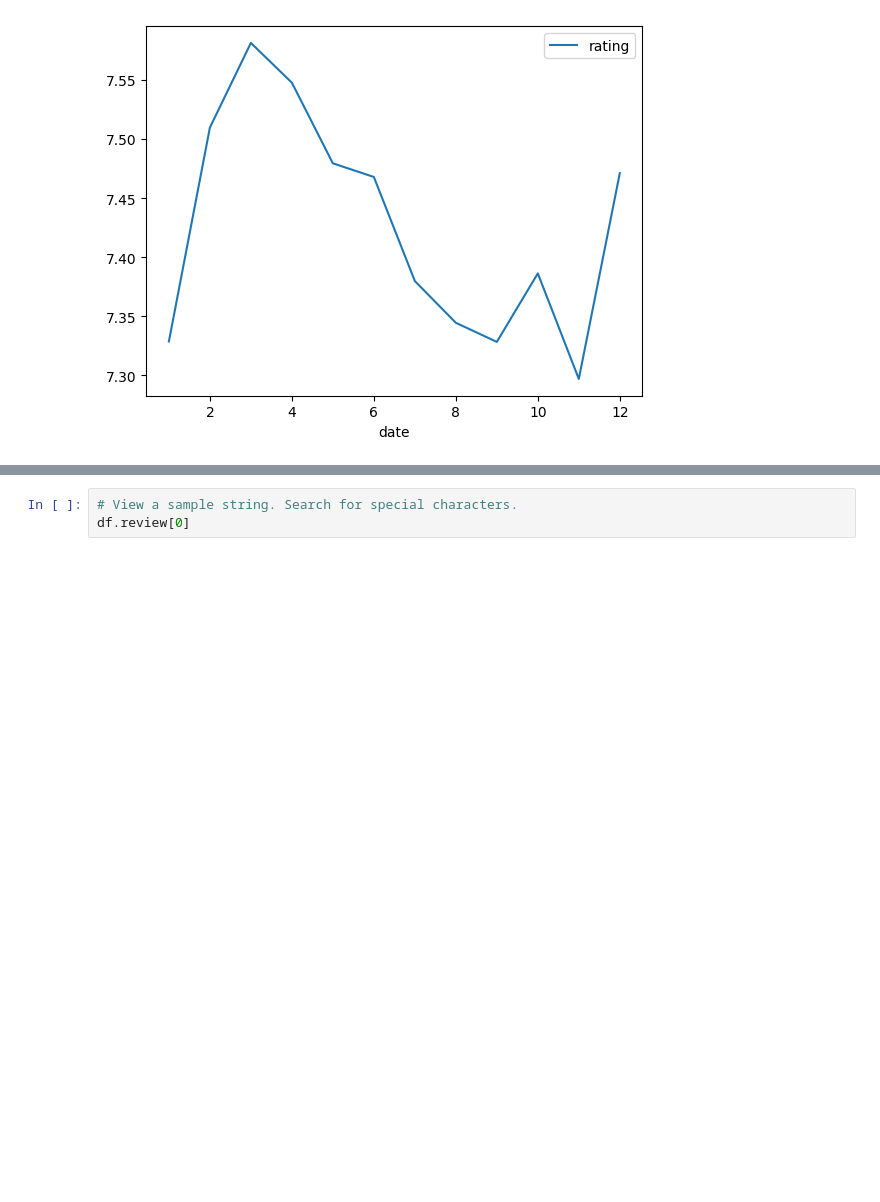
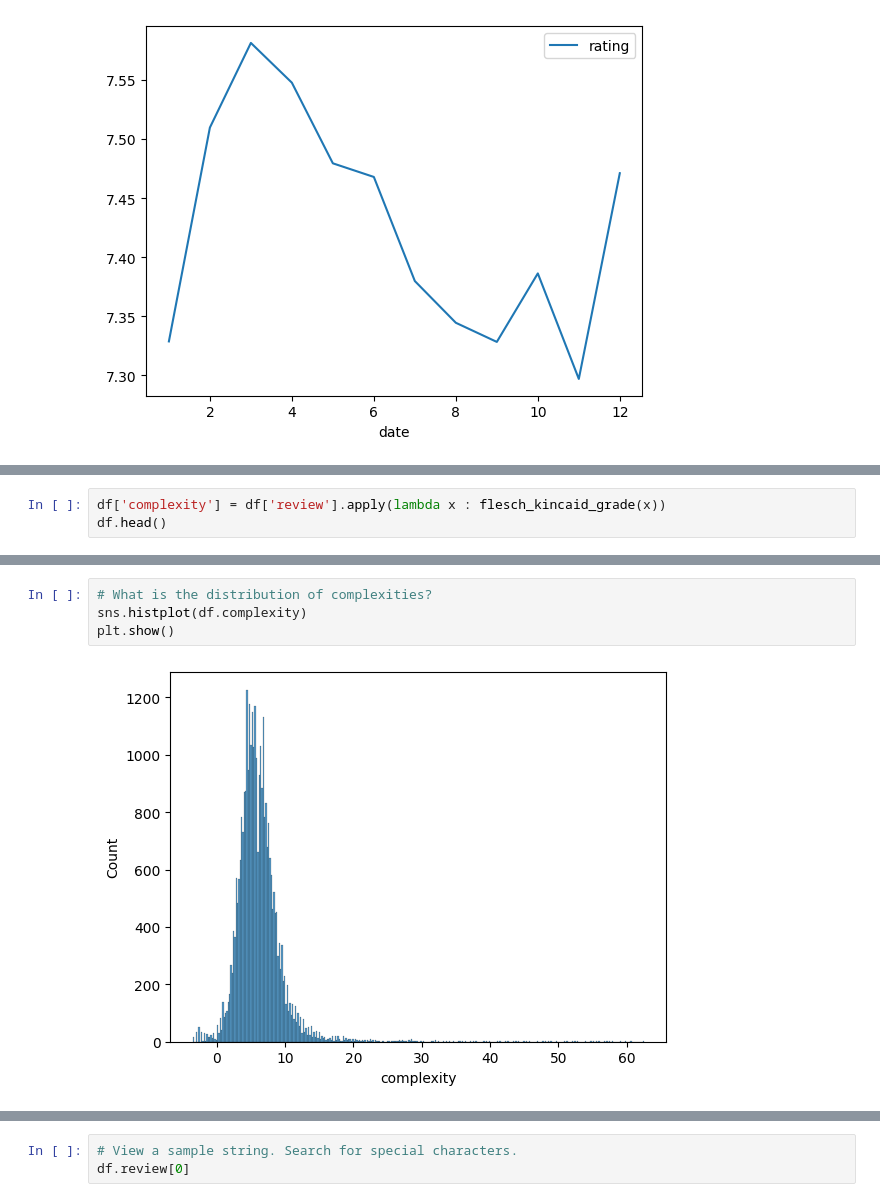
Before and after one commit to fractaldatalearning/psychedelic_efficacy, a Jupyter notebook: notebooks/3-kl-studies-early-eda-parse.ipynb, the cells around one changed output, grey strips where cells are left out. Saved outputs shown, nothing was run; the diff lists cells and outputs as text; blank space fills up the shorter version.

```diff
--- a/notebooks/3-kl-studies-early-eda-parse.ipynb
+++ b/notebooks/3-kl-studies-early-eda-parse.ipynb
@@ -550,0 +589,3 @@ The review column contains narratives where patients explain their experience wi
+# %%
+df['complexity'] = df['review'].apply(lambda x : flesch_kincaid_grade(x))
+df.head()
@@ -550,0 +600,6 @@ The review column contains narratives where patients explain their experience wi
+# %%
+# What is the distribution of complexities?
+sns.histplot(df.complexity)
+plt.show()
+# %% [output]
+[figure, added]
```
Also changed, not shown: parts of 29 cells of this notebook, 2 other files.
